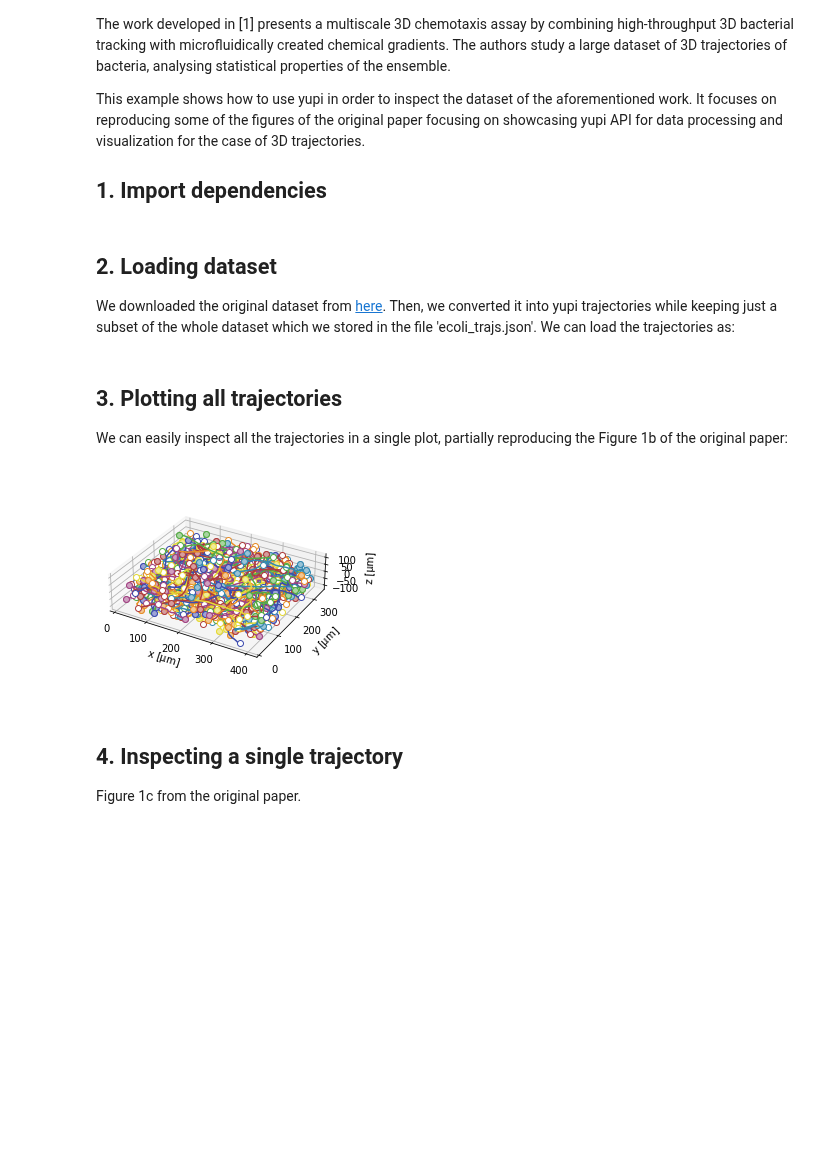
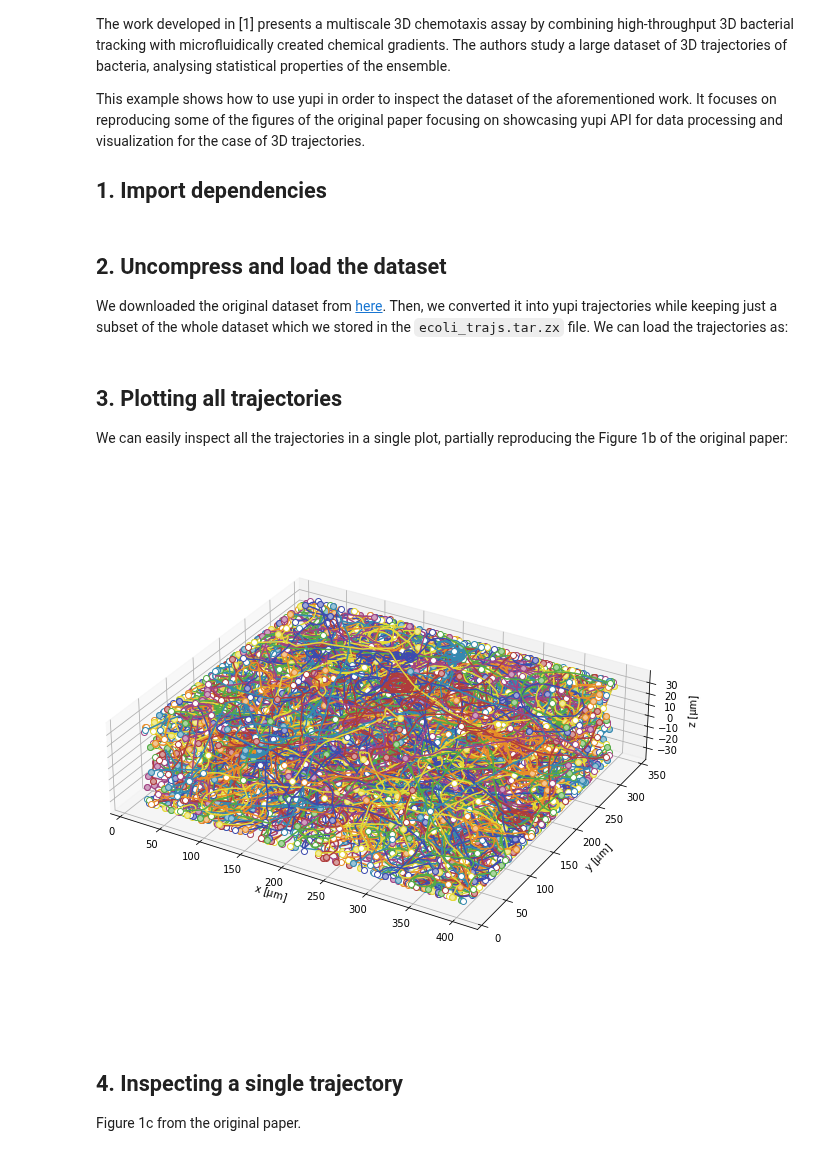
Before and after one commit to yupidevs/yupi_examples, a Jupyter notebook: example_008.ipynb, the cells around one changed output. Saved outputs shown, nothing was run; the diff lists cells and outputs as text; code cells hidden in the pictures; blank space fills up the shorter version.

```diff
--- a/example_008.ipynb
+++ b/example_008.ipynb
@@ -21,18 +24,27 @@ from utils.binner import Binner
 # %% [markdown]
-## 2. Loading dataset
+## 2. Uncompress and load the dataset
 
-We downloaded the original dataset from [here](https://dataverse.harvard.edu/dataset.xhtml?persistentId=doi:10.7910/DVN/7DF0AT). Then, we converted it into yupi trajectories while keeping just a subset of the whole dataset which we stored in the file 'ecoli_trajs.json'. We can load the trajectories as:
+We downloaded the original dataset from [here](https://dataverse.harvard.edu/dataset.xhtml?persistentId=doi:10.7910/DVN/7DF0AT). Then, we converted it into yupi trajectories while keeping just a subset of the whole dataset which we stored in the `ecoli_trajs.tar.zx` file. We can load the trajectories as:
-# %%
-trajs = JSONSerializer.load_ensemble('resources/data/ecoli_trajs.json')
+# %%
+tar = tarfile.open('resources/data/ecoli_trajs.tar.xz', 'r:xz')
+tar.extractall(".")
+all_trajs = []
+bulk_trajs = []
+for file in Path().glob("Ecoli*.json"):
+    _loaded_trajs = JSONSerializer.load_ensemble(str(file))
+    all_trajs.extend(_loaded_trajs)
+    if "bulk"in file.name:
+        bulk_trajs.extend(_loaded_trajs)
 # %% [markdown]
 ## 3. Plotting all trajectories
 
 We can easily inspect all the trajectories in a single plot, partially reproducing the Figure 1b of the original paper:
 # %%
-ax = plot_3d(trajs, legend=False, units='$\mathrm{\mu m}$', show=False)
+plt.figure(figsize=(14, 10))
+ax = plot_3d(all_trajs[:2000], legend=False, units='$\mathrm{\mu m}$', show=False)
 ax.set_box_aspect((400, 350, 100))
 # %% [output]
-[figure, old version]
+[figure, new version]
 # %% [markdown]
 ## 4. Inspecting a single trajectory
 
```
Also changed, not shown: parts of 7 cells of this notebook, 6 other files.
